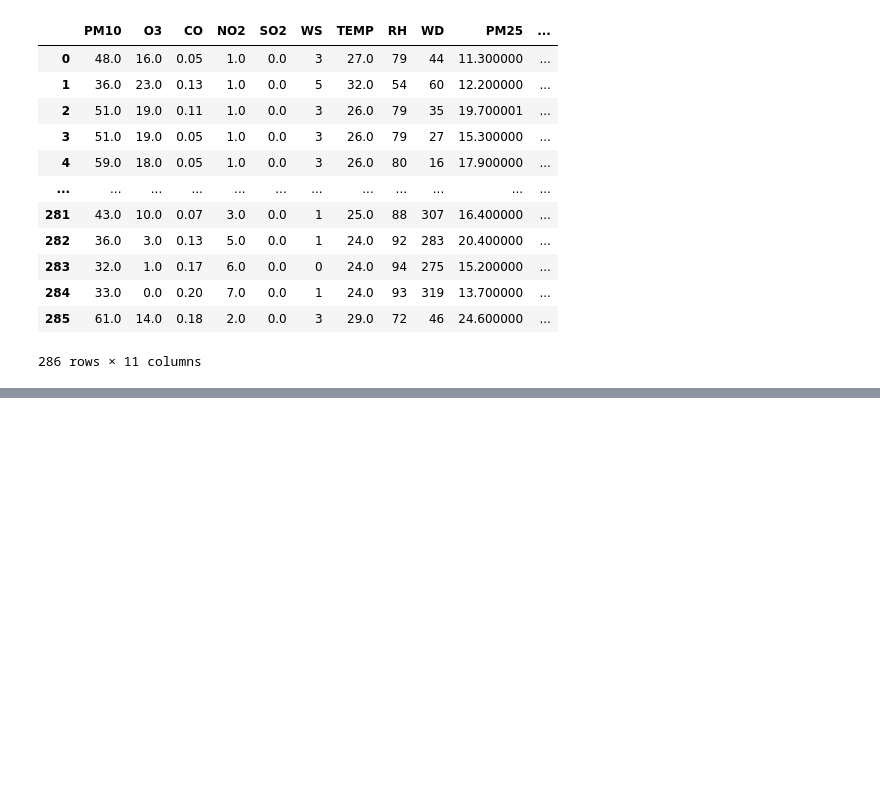
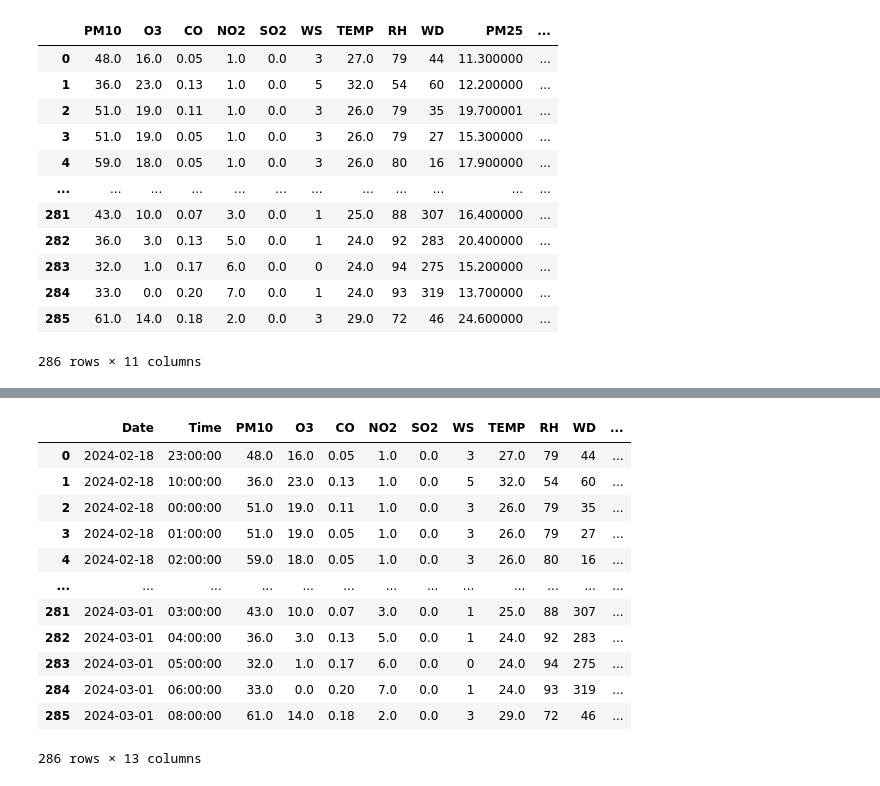
Before and after one commit to jayjiratta/predict_pm2.5, a Jupyter notebook: predict.ipynb, the cells around one changed output, grey strips where cells are left out. Cells and saved outputs as stored; diff of their text form; code cells hidden in the pictures; blank space fills up the shorter version.

```diff
--- a/predict.ipynb
+++ b/predict.ipynb
@@ -196,16 +183,7 @@ predict_model(bagged,data=test)
 # %%
-from pycaret.regression import *
 import datetime
-
-data = pd.read_csv("train.csv")
-exp = setup(data, target="PM25", session_id=123)
-best_model = compare_models()
-trained_model = finalize_model(best_model)
 future_week_dates = [datetime.date.today() + datetime.timedelta(days=i) for i in range(7)]
 future_data = pd.DataFrame({"Date": future_week_dates})
-
 test = pd.read_csv("test.csv")
-
-
-predictions_df = predict_model(trained_model, data=test)
+predictions_df = predict_model(bagged, data=test)
 # %% [output]
@@ -251,3 +191,19 @@ predictions_df = predict_model(trained_model, data=test)
+# %%
+predictions_df
+# %% [output]
+|  | Date | Time | PM10 | O3 | CO | NO2 | SO2 | WS | TEMP | RH | WD | ... |
+| 0 | 2024-02-18 | 23:00:00 | 48.0 | 16.0 | 0.05 | 1.0 | 0.0 | 3 | 27.0 | 79 | 44 | ... |
+| 1 | 2024-02-18 | 10:00:00 | 36.0 | 23.0 | 0.13 | 1.0 | 0.0 | 5 | 32.0 | 54 | 60 | ... |
+| 2 | 2024-02-18 | 00:00:00 | 51.0 | 19.0 | 0.11 | 1.0 | 0.0 | 3 | 26.0 | 79 | 35 | ... |
+| 3 | 2024-02-18 | 01:00:00 | 51.0 | 19.0 | 0.05 | 1.0 | 0.0 | 3 | 26.0 | 79 | 27 | ... |
+| 4 | 2024-02-18 | 02:00:00 | 59.0 | 18.0 | 0.05 | 1.0 | 0.0 | 3 | 26.0 | 80 | 16 | ... |
+| ... | ... | ... | ... | ... | ... | ... | ... | ... | ... | ... | ... | ... |
+| 281 | 2024-03-01 | 03:00:00 | 43.0 | 10.0 | 0.07 | 3.0 | 0.0 | 1 | 25.0 | 88 | 307 | ... |
+| 282 | 2024-03-01 | 04:00:00 | 36.0 | 3.0 | 0.13 | 5.0 | 0.0 | 1 | 24.0 | 92 | 283 | ... |
+| 283 | 2024-03-01 | 05:00:00 | 32.0 | 1.0 | 0.17 | 6.0 | 0.0 | 0 | 24.0 | 94 | 275 | ... |
+| 284 | 2024-03-01 | 06:00:00 | 33.0 | 0.0 | 0.20 | 7.0 | 0.0 | 1 | 24.0 | 93 | 319 | ... |
+| 285 | 2024-03-01 | 08:00:00 | 61.0 | 14.0 | 0.18 | 2.0 | 0.0 | 3 | 29.0 | 72 | 46 | ... |
+286 rows × 13 columns
 # %%
 predictions_df["Predicted"] = predictions_df.iloc[:, 0]
 pm25_predictions = predictions_df["prediction_label"].tolist()
```
Also changed, not shown: parts of 12 cells of this notebook, 8 other files.
